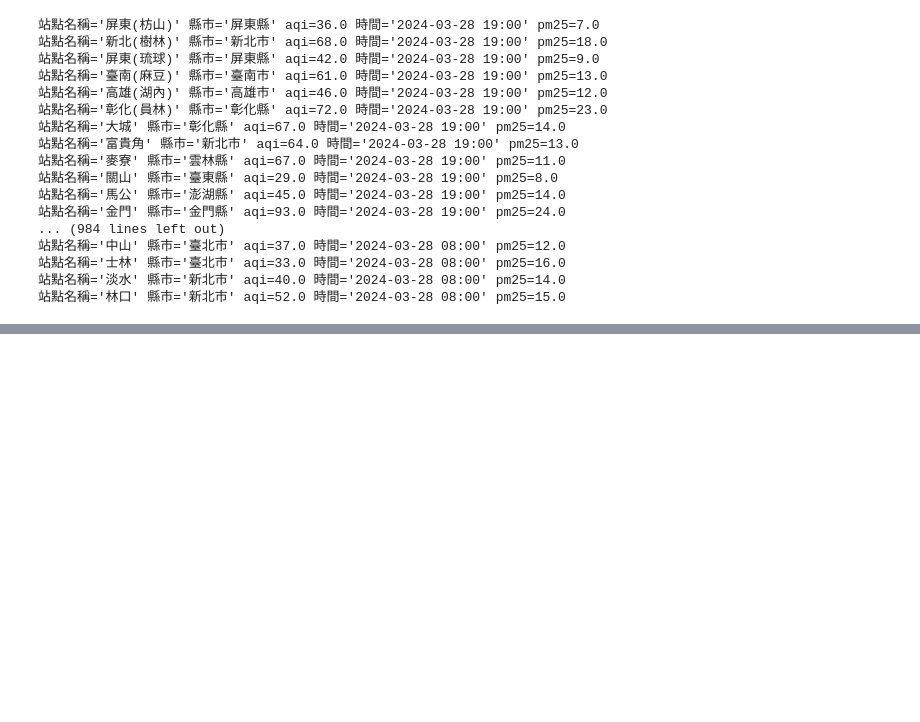
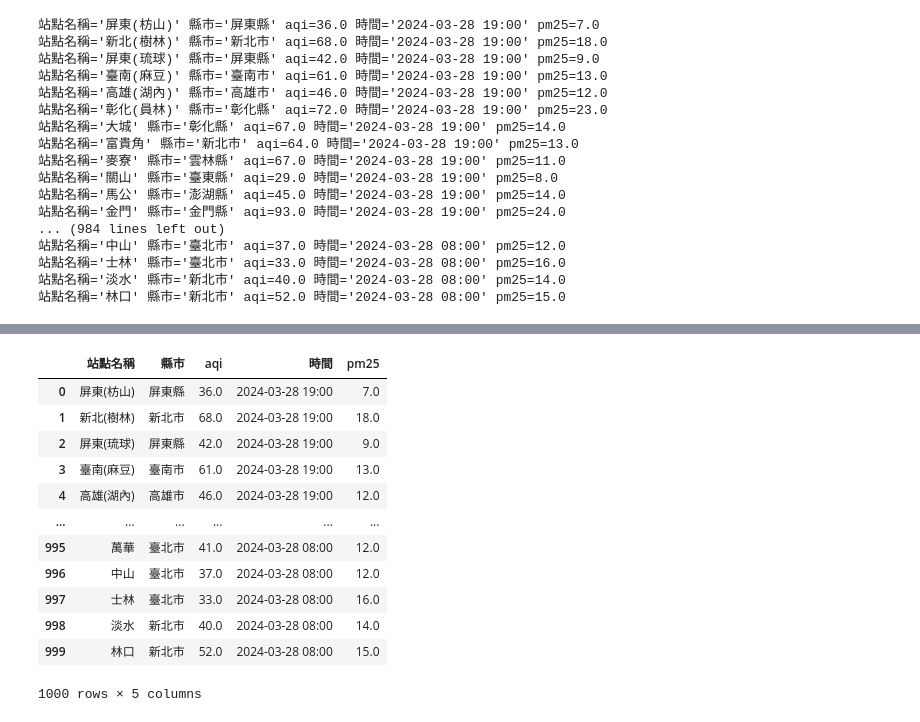
Before and after one commit to ginacarry/2024-02-AI-, a Jupyter notebook: lesson12/lesson12_1.ipynb, the cells around one changed output, grey strips where cells are left out. Cells and saved outputs as stored; diff of their text form; code cells hidden in the pictures; blank space fills up the shorter version.

```diff
--- a/lesson12/lesson12_1.ipynb
+++ b/lesson12/lesson12_1.ipynb
@@ -95,3 +95,34 @@ for item in sites:
 站點名稱='士林' 縣市='臺北市' aqi=33.0 時間='2024-03-28 08:00' pm25=16.0
 站點名稱='淡水' 縣市='新北市' aqi=40.0 時間='2024-03-28 08:00' pm25=14.0
 站點名稱='林口' 縣市='新北市' aqi=52.0 時間='2024-03-28 08:00' pm25=15.0
+# %%
+from pydantic import BaseModel,Field,RootModel,field_validator
+
+class Site(BaseModel):
+    站點名稱:str = Field(alias='sitename')
+    縣市:str = Field(alias='county')
+    aqi:float
+    時間:str = Field(alias='datacreationdate')
+    pm25:float = Field(alias='pm2.5')
+
+    @field_validator("pm25",mode='before')
+    @classmethod
+    def empty_to_zero(cls,value):
+        if value=='':
+            return '0.0'
+        else:
+            return value
+
+class Sites(RootModel):
+    root:list[Site]
+
+    def __iter__(self):
+        return iter(self.root)
+
+    def __getitem__(self, item):
+        return self.root[item]
+
+sites:Sites = Sites.model_validate(data)
+# %%
+download_data = sites.model_dump()
+pprint(download_data)
@@ -97,0 +147,17 @@ for item in sites:
+# %%
+import pandas as pd
+pd.DataFrame(download_data)
+# %% [output]
+|  | 站點名稱 | 縣市 | aqi | 時間 | pm25 |
+| 0 | 屏東(枋山) | 屏東縣 | 36.0 | 2024-03-28 19:00 | 7.0 |
+| 1 | 新北(樹林) | 新北市 | 68.0 | 2024-03-28 19:00 | 18.0 |
+| 2 | 屏東(琉球) | 屏東縣 | 42.0 | 2024-03-28 19:00 | 9.0 |
+| 3 | 臺南(麻豆) | 臺南市 | 61.0 | 2024-03-28 19:00 | 13.0 |
+| 4 | 高雄(湖內) | 高雄市 | 46.0 | 2024-03-28 19:00 | 12.0 |
+| ... | ... | ... | ... | ... | ... |
+| 995 | 萬華 | 臺北市 | 41.0 | 2024-03-28 08:00 | 12.0 |
+| 996 | 中山 | 臺北市 | 37.0 | 2024-03-28 08:00 | 12.0 |
+| 997 | 士林 | 臺北市 | 33.0 | 2024-03-28 08:00 | 16.0 |
+| 998 | 淡水 | 新北市 | 40.0 | 2024-03-28 08:00 | 14.0 |
+| 999 | 林口 | 新北市 | 52.0 | 2024-03-28 08:00 | 15.0 |
+1000 rows × 5 columns
```
Also changed, not shown: parts of 1 cell of this notebook, 2 other files.
